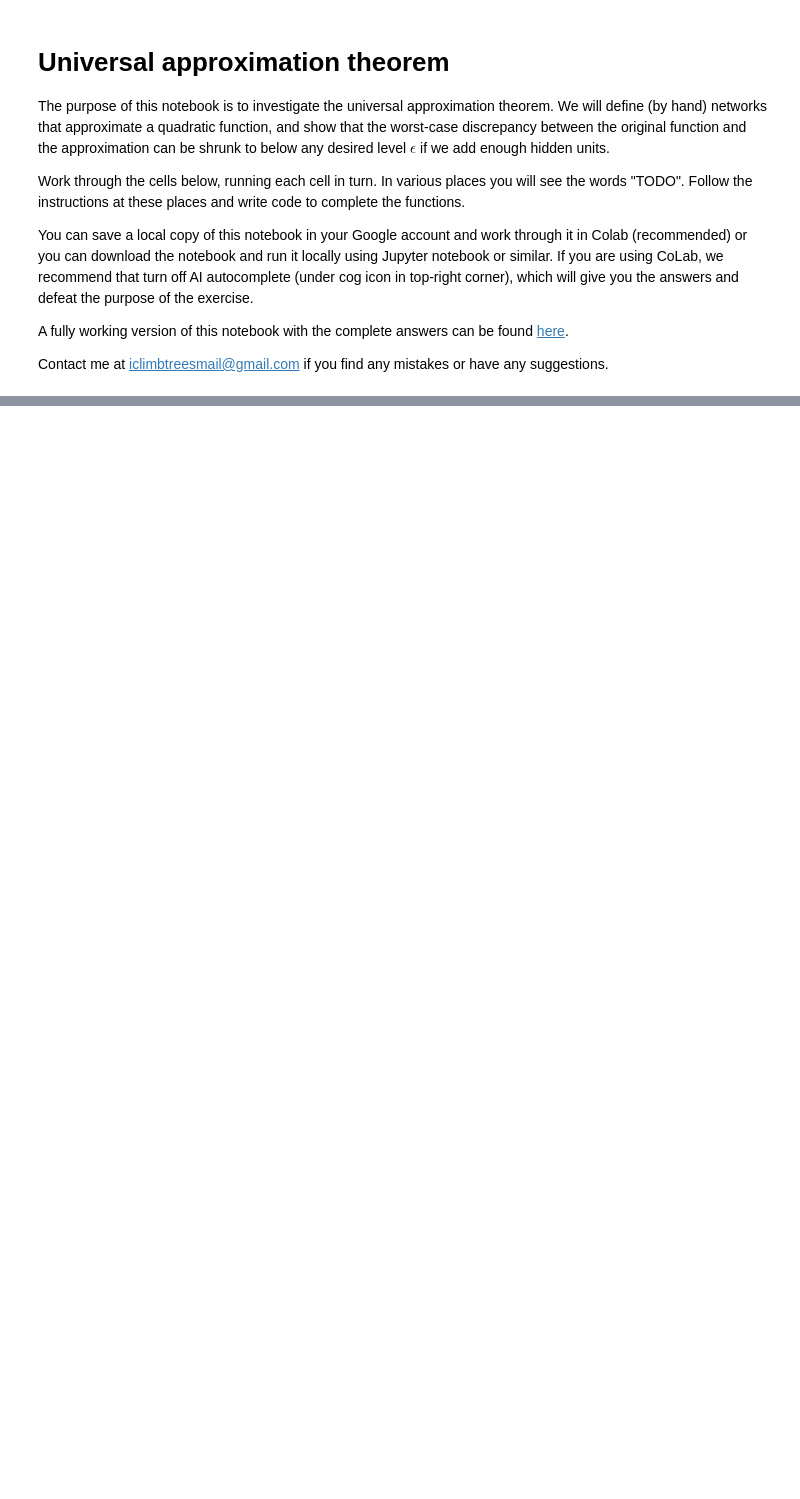
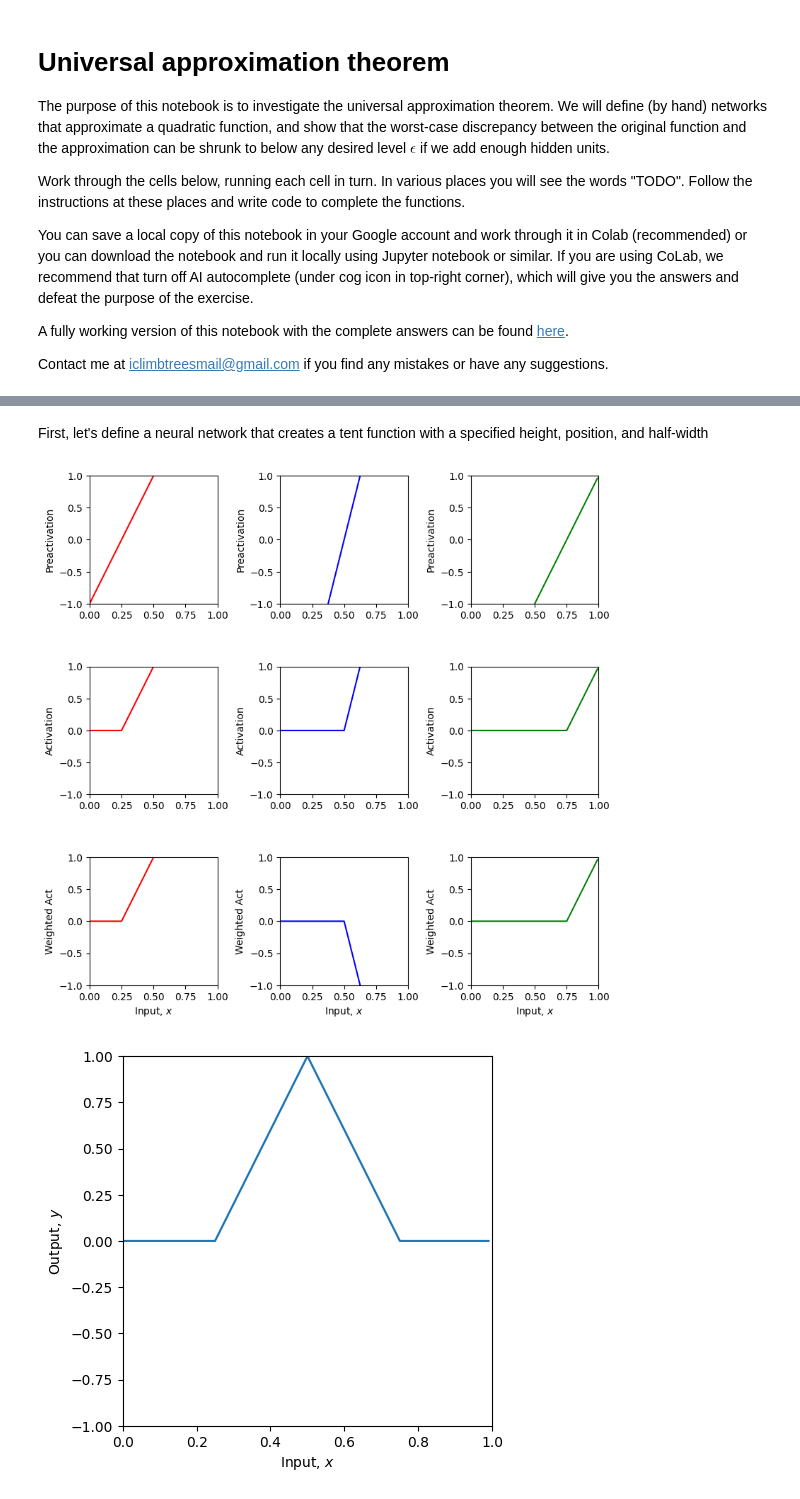
Before and after one commit to udlbook/iclimbtrees, a Jupyter notebook: notebooks/ShallowNN/UniversalApproximation.ipynb, the cells around one changed output, grey strips where cells are left out. Drawn from its saved outputs; the diff is of its cells as text; code cells hidden in the pictures; blank space fills up the shorter version.

```diff
--- a/notebooks/ShallowNN/UniversalApproximation.ipynb
+++ b/notebooks/ShallowNN/UniversalApproximation.ipynb
@@ -100,28 +22,2 @@ print(f"Di=10, D=8, Number of parameters = {int(N)}, True value = 97")
-# %%
-# Now let's plot the graph from figure 3.9a (takes ~1min)
-dims = np.array([1,5,10,50,100])
-regions = np.zeros((dims.shape[0], 200))
-params = np.zeros((dims.shape[0], 200))
-
-# We'll compute the five lines separately this time to make it faster
-for c_dim in range(dims.shape[0]):
-    D_i = dims[c_dim]
-    print (f"Counting regions for {D_i} input dimensions")
-    for c_hidden in range(1, 200):
-        # Iterate over different ranges of number hidden variables for different input sizes
-        D = int(c_hidden * 500 / D_i)
-        params[c_dim, c_hidden] =  D_i * D +D + D +1
-        regions[c_dim, c_hidden] = number_regions(np.min([D_i,D]), D)
-
-fig, ax = plt.subplots()
-ax.semilogy(params[0,:], regions[0,:],'k-')
-ax.semilogy(params[1,:], regions[1,:],'b-')
-ax.semilogy(params[2,:], regions[2,:],'m-')
-ax.semilogy(params[3,:], regions[3,:],'c-')
-ax.semilogy(params[4,:], regions[4,:],'y-')
-ax.legend(['$D_i$=1', '$D_i$=5', '$D_i$=10', '$D_i$=50', '$D_i$=100'])
-ax.set_xlabel("Number of parameters, D")
-ax.set_ylabel("Number of regions, N")
-plt.xlim([0,100000])
-plt.ylim([1e1,1e150])
-plt.show()
+# %% [markdown]
+First, let's define a neural network that creates a tent function with a specified height, position, and half-width
@@ -127,0 +143,20 @@ plt.show()
+# %%
+# Define a range of input values
+x = np.arange(0,1,0.01)
+
+# Get the tent function with a positive height
+y,  h_in_1, h_in_2, h_in_3, h_out_1, h_out_2, h_out_3, phi_h_out_1, phi_h_out_2, phi_h_out_3 = tent_function(x, 0.5, 1, 0.25)
+
+# And then plot it
+plot_neural(x, y, h_in_1, h_in_2, h_in_3, h_out_1, h_out_2, h_out_3, \
+                  phi_h_out_1, phi_h_out_2, phi_h_out_3, plot_all=True)
+
+# Get the tent function with a negative height
+y,  h_in_1, h_in_2, h_in_3, h_out_1, h_out_2, h_out_3, phi_h_out_1, phi_h_out_2, phi_h_out_3 = tent_function(x, 0.5, -1, 0.25)
+
+# And then plot it
+plot_neural(x, y, h_in_1, h_in_2, h_in_3, h_out_1, h_out_2, h_out_3, \
+                  phi_h_out_1, phi_h_out_2, phi_h_out_3, plot_all=True)
+# %% [output]
+[figure, added]
+[figure, added]
```
Also changed, not shown: parts of 23 cells of this notebook.
